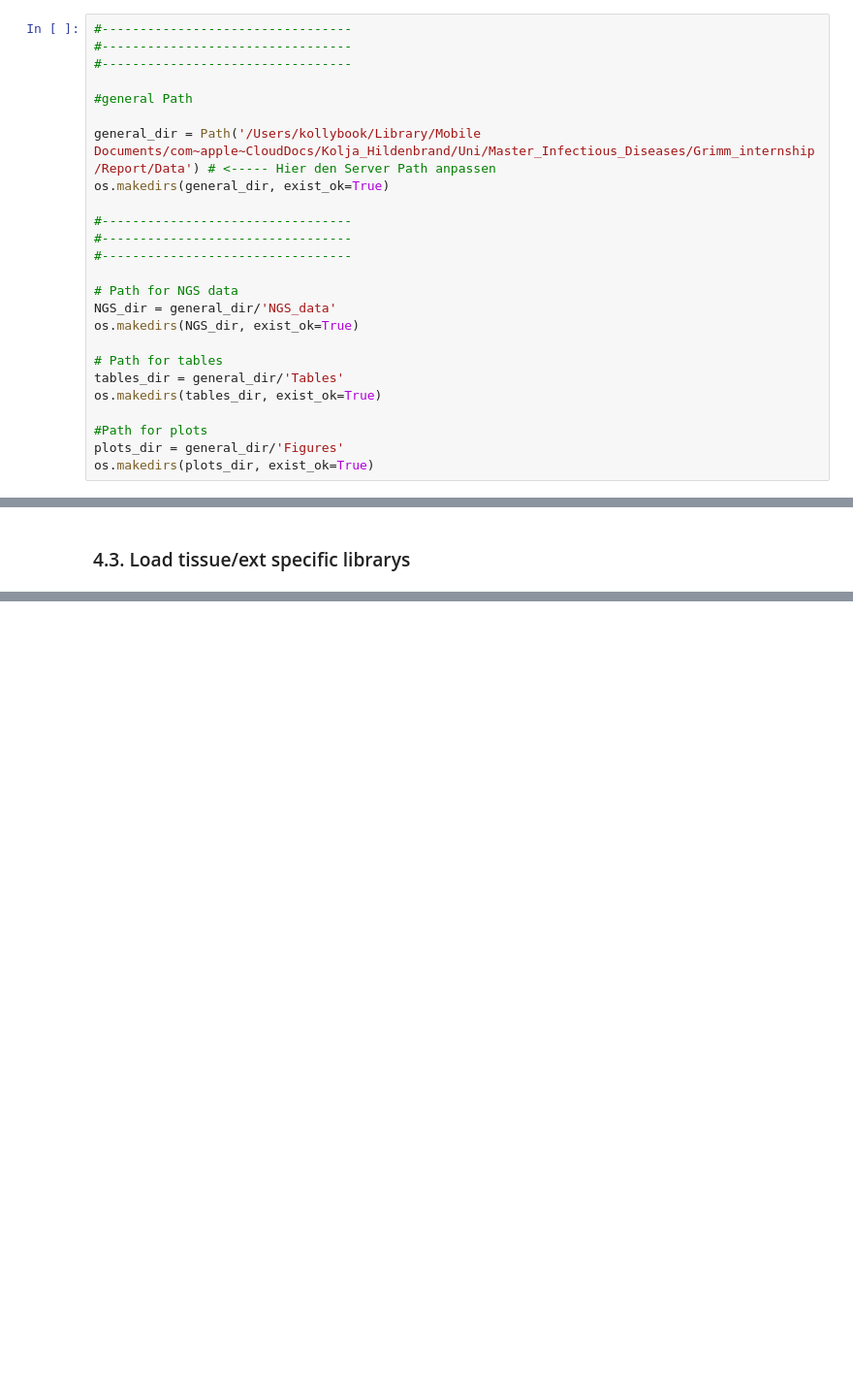
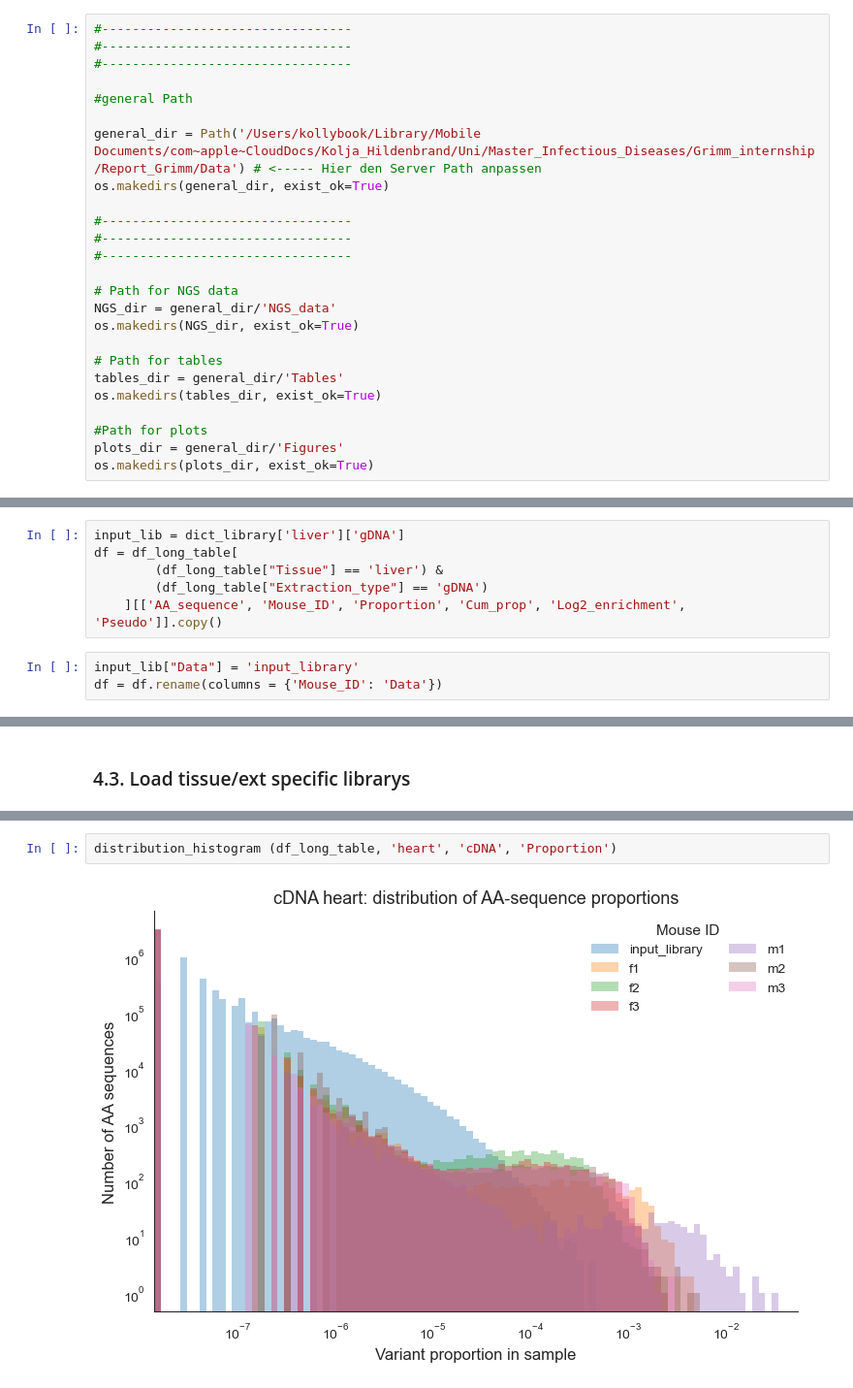
Before and after one commit to Kolly97/Internship_Grimm_Lab, a Jupyter notebook: Script_plots.ipynb, the cells around one changed output, grey strips where cells are left out. Shown at 97% size. Saved outputs shown, nothing was run; the diff lists cells and outputs as text; blank space fills up the shorter version.

Commit message:
First try for prop and Log2 plots and read raw library

```diff
--- a/Script_plots.ipynb
+++ b/Script_plots.ipynb
@@ -25,7 +26,7 @@ from matplotlib_venn import venn2
 
 #general Path
 
-general_dir = Path('/Users/kollybook/Library/Mobile Documents/com~apple~CloudDocs/Kolja_Hildenbrand/Uni/Master_Infectious_Diseases/Grimm_internship/Report/Data') # <----- Hier den Server Path anpassen
+general_dir = Path('/Users/kollybook/Library/Mobile Documents/com~apple~CloudDocs/Kolja_Hildenbrand/Uni/Master_Infectious_Diseases/Grimm_internship/Report_Grimm/Data') # <----- Hier den Server Path anpassen
 os.makedirs(general_dir, exist_ok=True)
 
 #---------------------------------
@@ -74,3 +73,12 @@ def extract_info(table, *columns):
     return tuple(results)
 # %% [markdown]
 ### 3.2. Script Functions
+# %%
+input_lib = dict_library['liver']['gDNA']
+df = df_long_table[
+        (df_long_table["Tissue"] == 'liver') &
+        (df_long_table["Extraction_type"] == 'gDNA')
+    ][['AA_sequence', 'Mouse_ID', 'Proportion', 'Cum_prop', 'Log2_enrichment', 'Pseudo']].copy()
+# %%
+input_lib["Data"] = 'input_library'
+df = df.rename(columns = {'Mouse_ID': 'Data'})
@@ -277,0 +373,4 @@ for tissue, ext in product(TISSUE, EXT):
+# %%
+distribution_histogram (df_long_table, 'heart', 'cDNA', 'Proportion')
+# %% [output]
+[figure, added]
```
Also changed, not shown: parts of 16 cells of this notebook.
